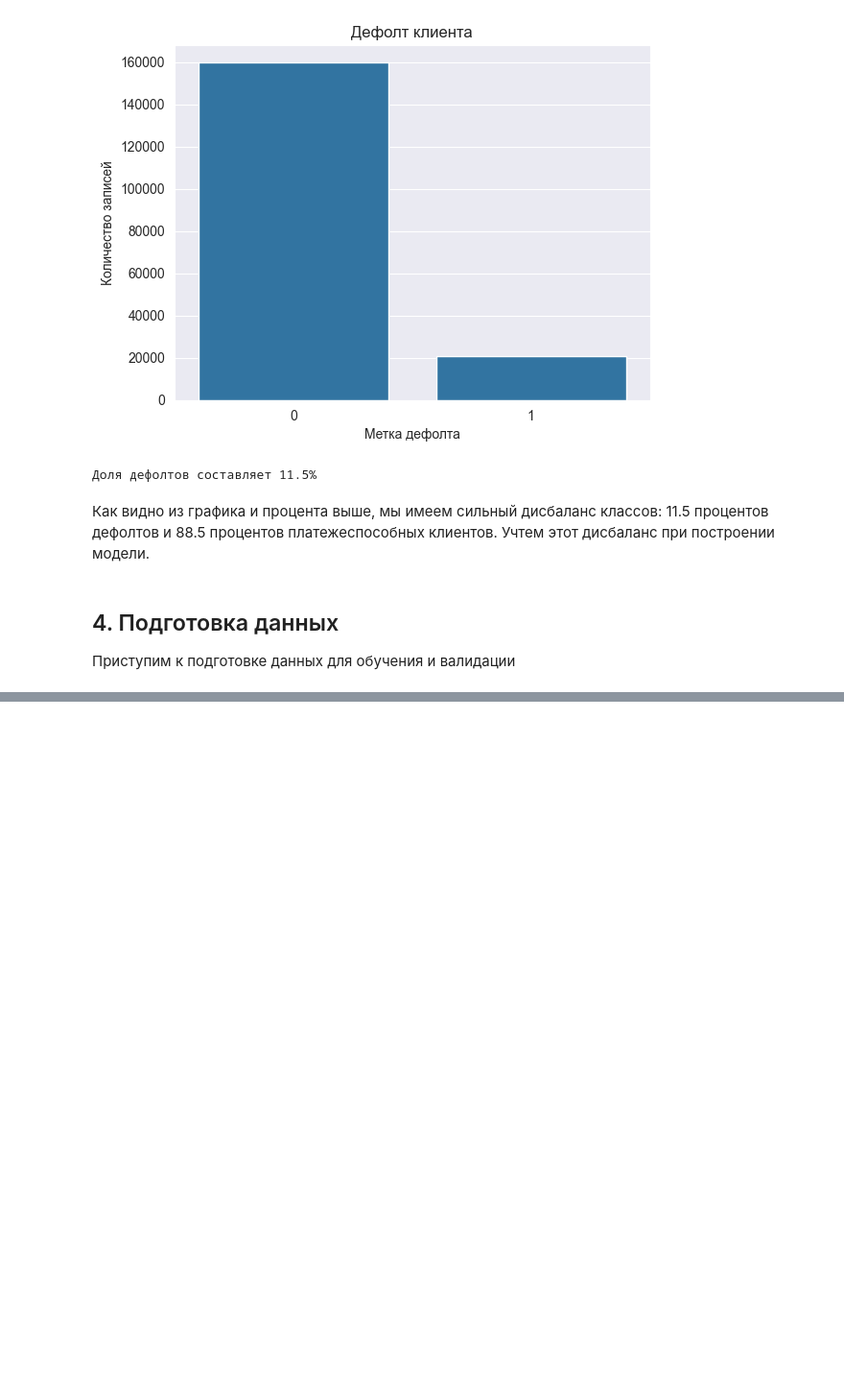
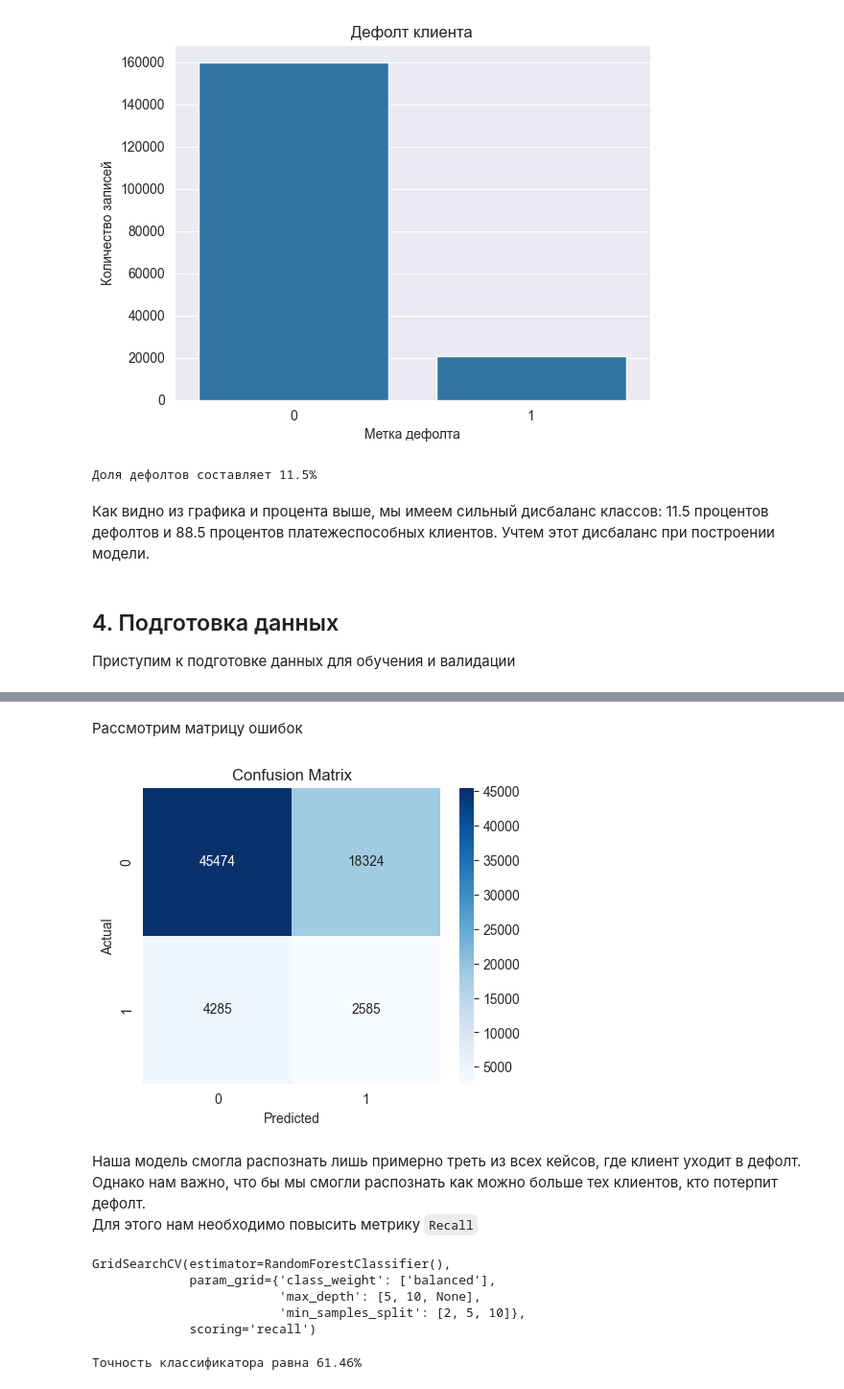
Before and after one commit to mikeasta/Credit-Scoring-Service, a Jupyter notebook: research.ipynb, the cells around one changed output, grey strips where cells are left out. Shown at 96% size. Drawn from its saved outputs; the diff is of its cells as text; code cells hidden in the pictures; blank space fills up the shorter version.

Commit message:
Research and model building done

```diff
--- a/research.ipynb
+++ b/research.ipynb
@@ -403,0 +619,37 @@ print(f"Доля дефолтов составляет {percent_of_defaults.item
+# %% [markdown]
+Рассмотрим матрицу ошибок
+# %%
+y_pred = classifier.predict(X_test)
+cm = metrics.confusion_matrix(y_test, y_pred)
+
+plt.figure(figsize=(5,4))
+sns.heatmap(cm, annot=True, fmt="d", cmap="Blues", xticklabels=[0,1], yticklabels=[0,1])
+plt.xlabel("Predicted")
+plt.ylabel("Actual")
+plt.title("Confusion Matrix")
+plt.show()
+# %% [output]
+[figure, added]
+# %% [markdown]
+Наша модель смогла распознать лишь примерно треть из всех кейсов, где клиент уходит в дефолт.
+<br>Однако нам важно, что бы мы смогли распознать как можно больше тех клиентов, кто потерпит дефолт.
+<br>Для этого нам необходимо повысить метрику `Recall`
+# %%
+from sklearn.model_selection import GridSearchCV
+
+param_grid = {"max_depth": [5, 10, None],
+              "min_samples_split": [2, 5, 10],
+              "class_weight": ["balanced"]}
+grid = GridSearchCV(RandomForestClassifier(), param_grid, scoring="recall")
+grid.fit(X_train, y_train)
+# %% [output]
+GridSearchCV(estimator=RandomForestClassifier(),
+             param_grid={'class_weight': ['balanced'],
+                         'max_depth': [5, 10, None],
+                         'min_samples_split': [2, 5, 10]},
+             scoring='recall')
+# %%
+grid_accuracy = grid.score(X_test, y_test)
+print(f"Точность классификатора равна {grid_accuracy * 100:.2f}%")
+# %% [output]
+Точность классификатора равна 61.46%
```
Also changed, not shown: parts of 42 cells of this notebook, 2 other files.
